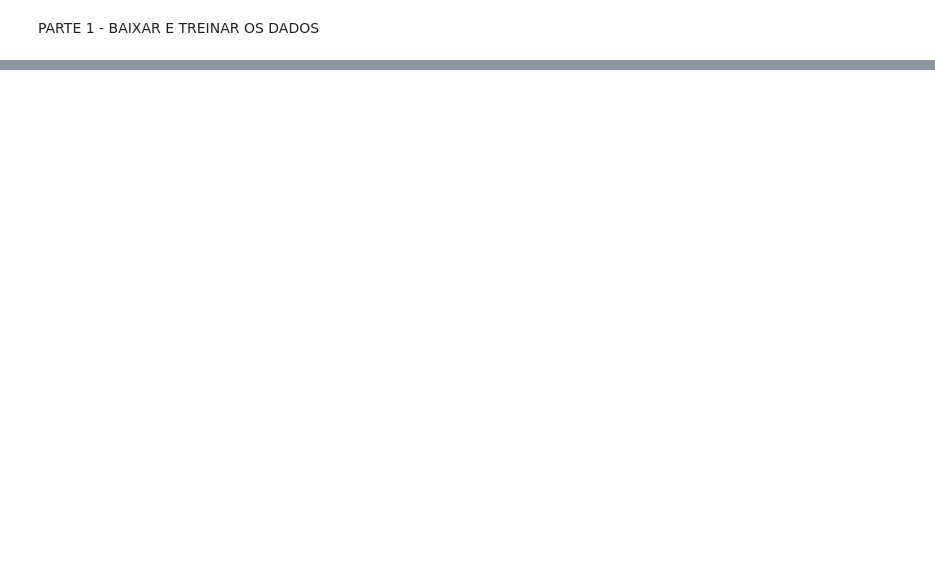
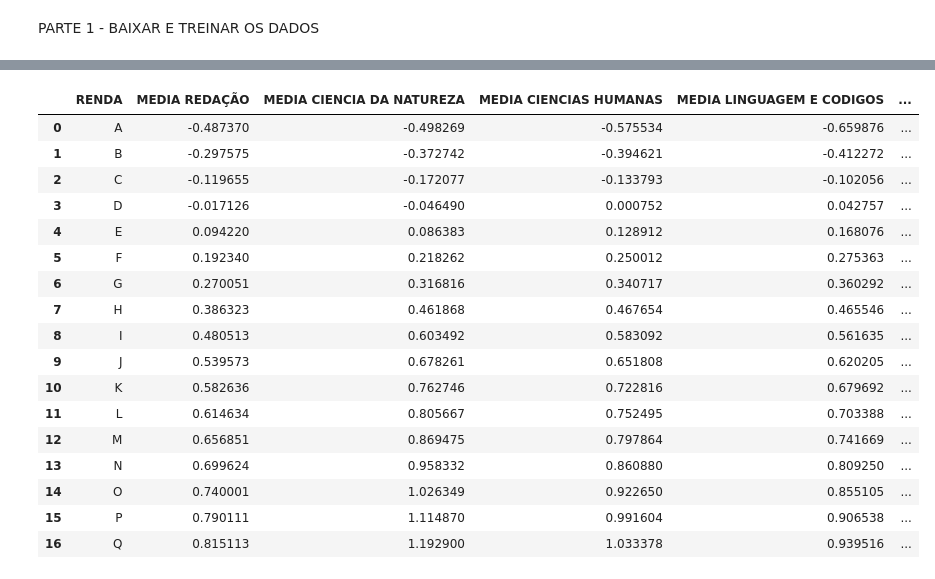
Before and after one commit to giuvallente/APS1-CDADOS, a Jupyter notebook: main.ipynb, the cells around one changed output, grey strips where cells are left out. Drawn from its saved outputs; the diff is of its cells as text; code cells hidden in the pictures; blank space fills up the shorter version.

```diff
--- a/main.ipynb
+++ b/main.ipynb
@@ -94,0 +138,51 @@ NameError: name 'pd' is not defined
+# %%
+df_rendas_notas = pd.DataFrame()
+renda_categorias = ["A","B","C","D","E","F","G","H","I","J","K","L","M","N","O","P","Q"]
+
+medias_por_categoria = {
+    "RENDA": [],
+    "MEDIA REDAÇÃO": [],
+    "MEDIA CIENCIA DA NATUREZA": [],
+    "MEDIA CIENCIAS HUMANAS": [],
+    "MEDIA LINGUAGEM E CODIGOS": [],
+    "MEDIA MATEMATICA": []}
+
+for categoria_social in renda_categorias:
+
+    df_renda = df_focado.loc[df_focado['RENDA'] == categoria_social]
+
+    media_renda_a_redacao = (df_renda["NOTA REDAÇÃO"].mean() - media_total_redacao) / std_total_redacao
+    media_renda_a_cnatureza = (df_renda["NOTA CIENCIA DA NATUREZA"].mean() - media_total_cn) / std_total_cn
+    media_renda_a_chumanas = (df_renda["NOTA CIENCIAS HUMANAS"].mean() - media_total_ch) / std_total_ch
+    media_renda_a_clinguagem = (df_renda["NOTA LINGUAGEM E CODIGOS"].mean() - media_total_lc) / std_total_lc
+    media_renda_a_cmatematica = (df_renda["NOTA MATEMATICA"].mean() - media_total_m) / std_total_m
+
+    medias_por_categoria["RENDA"].append(categoria_social)
+    medias_por_categoria["MEDIA REDAÇÃO"].append(media_renda_a_redacao)
+    medias_por_categoria["MEDIA CIENCIA DA NATUREZA"].append(media_renda_a_cnatureza)
+    medias_por_categoria["MEDIA CIENCIAS HUMANAS"].append(media_renda_a_chumanas)
+    medias_por_categoria["MEDIA LINGUAGEM E CODIGOS"].append(media_renda_a_clinguagem)
+    medias_por_categoria["MEDIA MATEMATICA"].append(media_renda_a_cmatematica)
+
+df_rendas_notas = pd.DataFrame(medias_por_categoria)
+
+df_rendas_notas
+# %% [output]
+|  | RENDA | MEDIA REDAÇÃO | MEDIA CIENCIA DA NATUREZA | MEDIA CIENCIAS HUMANAS | MEDIA LINGUAGEM E CODIGOS | ... |
+| 0 | A | -0.487370 | -0.498269 | -0.575534 | -0.659876 | ... |
+| 1 | B | -0.297575 | -0.372742 | -0.394621 | -0.412272 | ... |
+| 2 | C | -0.119655 | -0.172077 | -0.133793 | -0.102056 | ... |
+| 3 | D | -0.017126 | -0.046490 | 0.000752 | 0.042757 | ... |
+| 4 | E | 0.094220 | 0.086383 | 0.128912 | 0.168076 | ... |
+| 5 | F | 0.192340 | 0.218262 | 0.250012 | 0.275363 | ... |
+| 6 | G | 0.270051 | 0.316816 | 0.340717 | 0.360292 | ... |
+| 7 | H | 0.386323 | 0.461868 | 0.467654 | 0.465546 | ... |
+| 8 | I | 0.480513 | 0.603492 | 0.583092 | 0.561635 | ... |
+| 9 | J | 0.539573 | 0.678261 | 0.651808 | 0.620205 | ... |
+| 10 | K | 0.582636 | 0.762746 | 0.722816 | 0.679692 | ... |
+| 11 | L | 0.614634 | 0.805667 | 0.752495 | 0.703388 | ... |
+| 12 | M | 0.656851 | 0.869475 | 0.797864 | 0.741669 | ... |
+| 13 | N | 0.699624 | 0.958332 | 0.860880 | 0.809250 | ... |
+| 14 | O | 0.740001 | 1.026349 | 0.922650 | 0.855105 | ... |
+| 15 | P | 0.790111 | 1.114870 | 0.991604 | 0.906538 | ... |
+| 16 | Q | 0.815113 | 1.192900 | 1.033378 | 0.939516 | ... |
```
Also changed, not shown: parts of 8 cells of this notebook.
